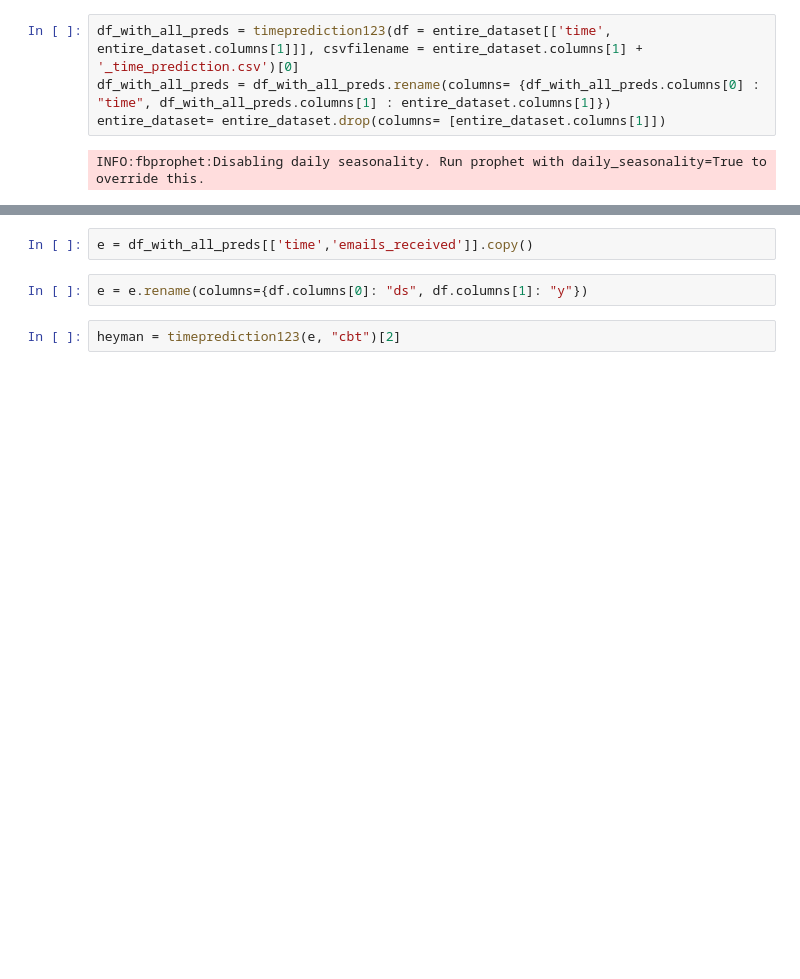
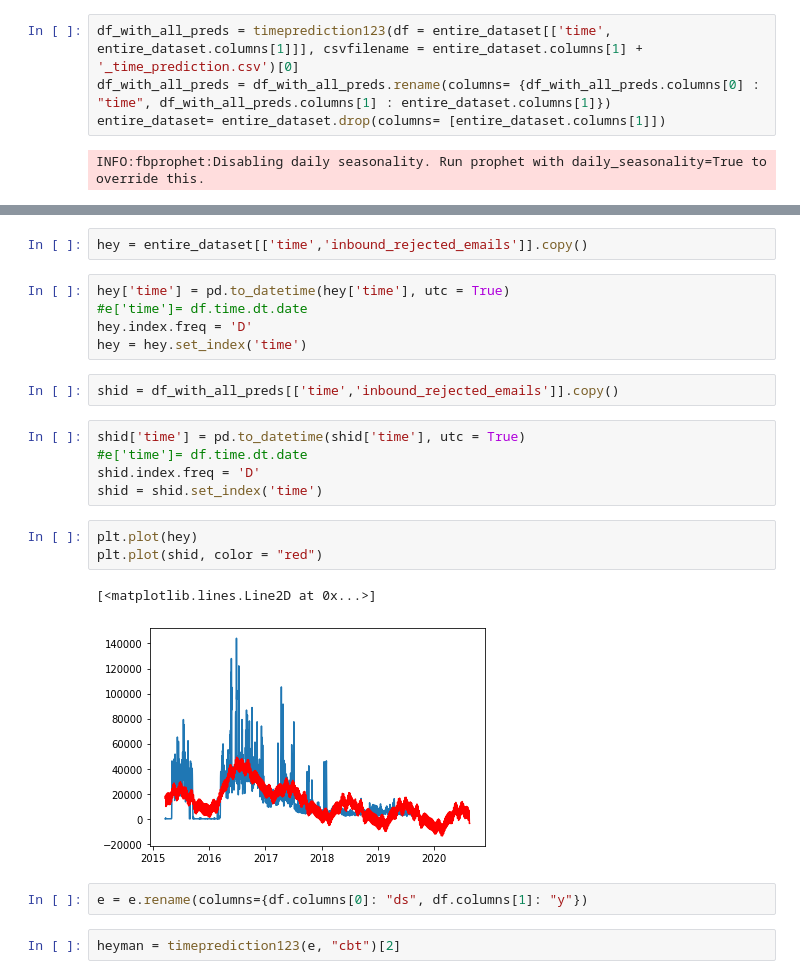
Before and after one commit to UNCG-CSE/G_Suite_Metrics, a Jupyter notebook: src/Henry/Gmail Analysis/Chi-squared, time prediction and linear regression/Time prediction analysis for emails_received.ipynb, the cells around one changed output, grey strips where cells are left out. Drawn from its saved outputs; the diff is of its cells as text; blank space fills up the shorter version.

```diff
--- a/src/Henry/Gmail Analysis/Chi-squared, time prediction and linear regression/Time prediction analysis for emails_received.ipynb
+++ b/src/Henry/Gmail Analysis/Chi-squared, time prediction and linear regression/Time prediction analysis for emails_received.ipynb
@@ -100,6 +88,24 @@ df_with_all_preds
 1950 rows × 28 columns
+# %%
+hey = entire_dataset[['time','inbound_rejected_emails']].copy()
+# %%
+hey['time'] = pd.to_datetime(hey['time'], utc = True)
+#e['time']= df.time.dt.date
+hey.index.freq = 'D'
+hey = hey.set_index('time')
 # %%
-e = df_with_all_preds[['time','emails_received']].copy()
+shid = df_with_all_preds[['time','inbound_rejected_emails']].copy()
+# %%
+shid['time'] = pd.to_datetime(shid['time'], utc = True)
+#e['time']= df.time.dt.date
+shid.index.freq = 'D'
+shid = shid.set_index('time')
+# %%
+plt.plot(hey)
+plt.plot(shid, color = "red")
+# %% [output]
+[<matplotlib.lines.Line2D at 0x...>]
+[figure, added]
 # %%
 e = e.rename(columns={df.columns[0]: "ds", df.columns[1]: "y"})
 # %%
```
Also changed, not shown: parts of 3 cells of this notebook, 28 other files.
